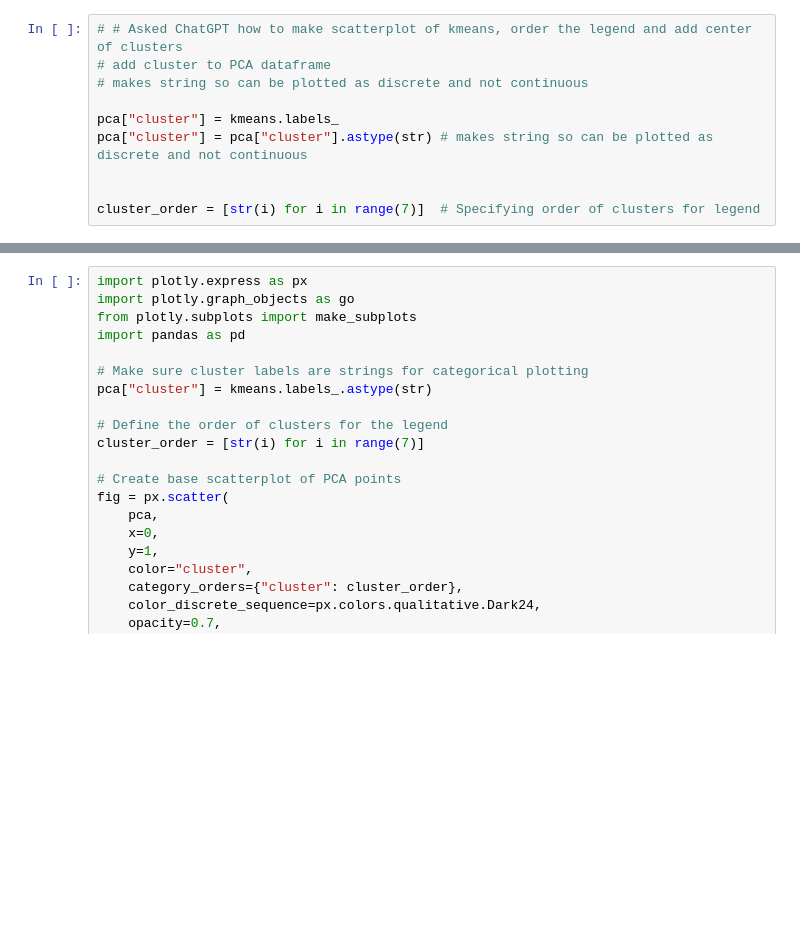
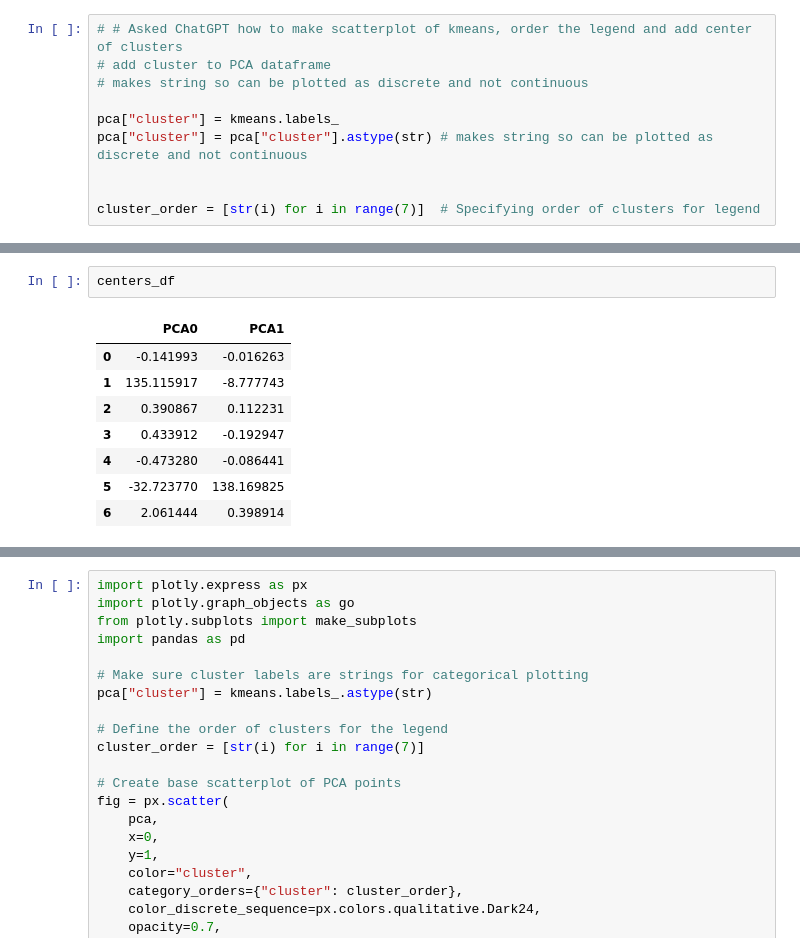
Before and after one commit to gheenc/Computational-Methods, a Jupyter notebook: pset4/pset4 problem 4.ipynb, the cells around one changed output, grey strips where cells are left out. Saved outputs shown, nothing was run; the diff lists cells and outputs as text; blank space fills up the shorter version.

```diff
--- a/pset4/pset4 problem 4.ipynb
+++ b/pset4/pset4 problem 4.ipynb
@@ -164,2 +138,13 @@ centers_pca = pca_raw.transform(kmeans.cluster_centers_)
 # %% [output]
 X does not have valid feature names, but PCA was fitted with feature names
+# %%
+centers_df
+# %% [output]
+|  | PCA0 | PCA1 |
+| 0 | -0.141993 | -0.016263 |
+| 1 | 135.115917 | -8.777743 |
+| 2 | 0.390867 | 0.112231 |
+| 3 | 0.433912 | -0.192947 |
+| 4 | -0.473280 | -0.086441 |
+| 5 | -32.723770 | 138.169825 |
+| 6 | 2.061444 | 0.398914 |
```
Also changed, not shown: parts of 7 cells of this notebook, 1 other file.
